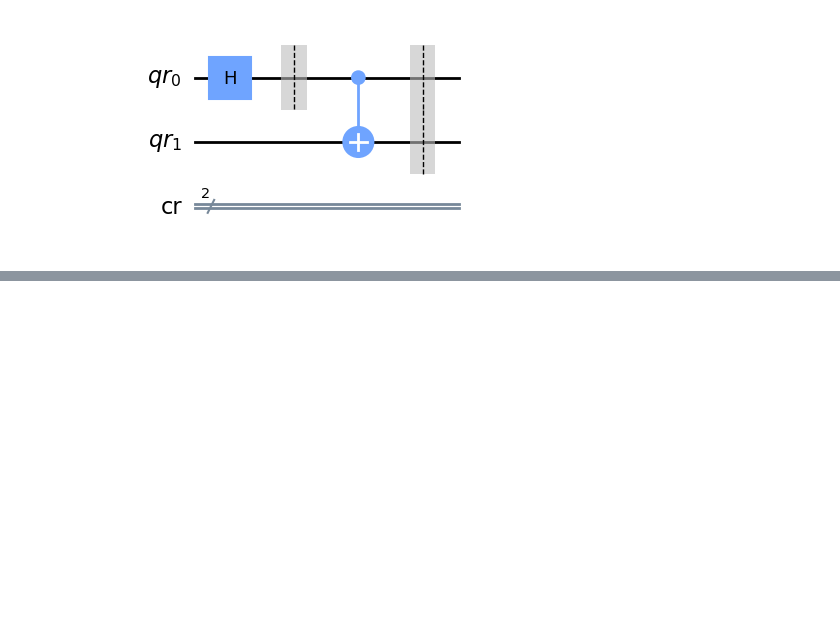
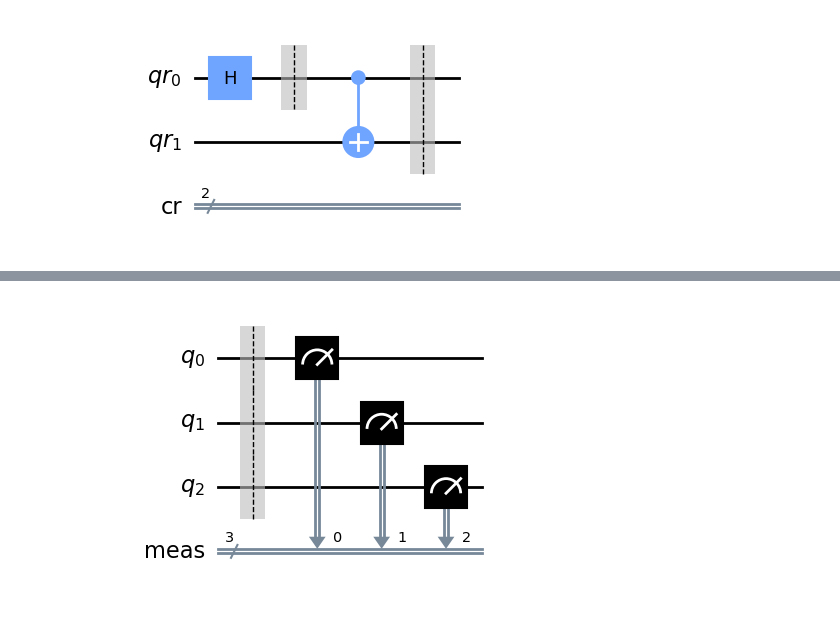
Before and after one commit to VRGQuantumTech/learning_qiskit, a Jupyter notebook: exam_exercices.ipynb, the cells around one changed output, grey strips where cells are left out. Cells and saved outputs as stored; diff of their text form; code cells hidden in the pictures; blank space fills up the shorter version.

```diff
--- a/exam_exercices.ipynb
+++ b/exam_exercices.ipynb
@@ -851,0 +910,4 @@ The depth of this circuit is: 2
+# %%
+qc.draw('mpl')
+# %% [output]
+[figure, added]
```
Also changed, not shown: parts of 13 cells of this notebook.
